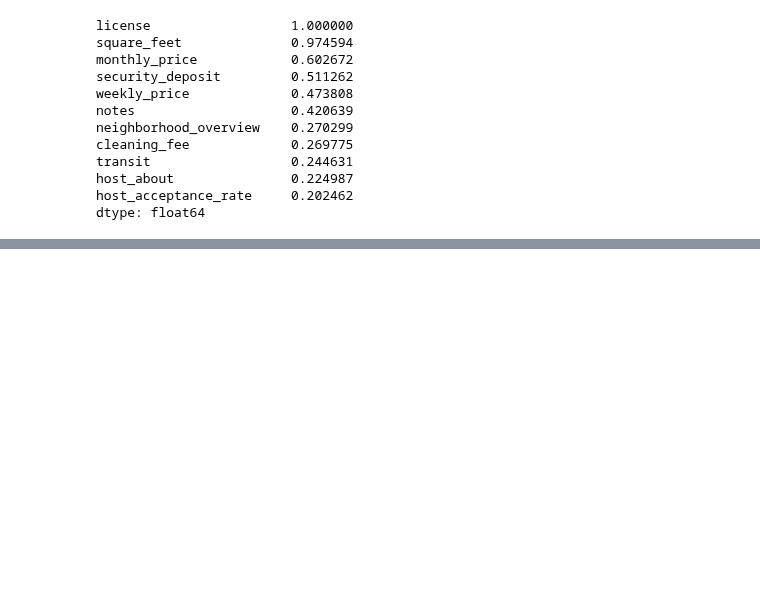
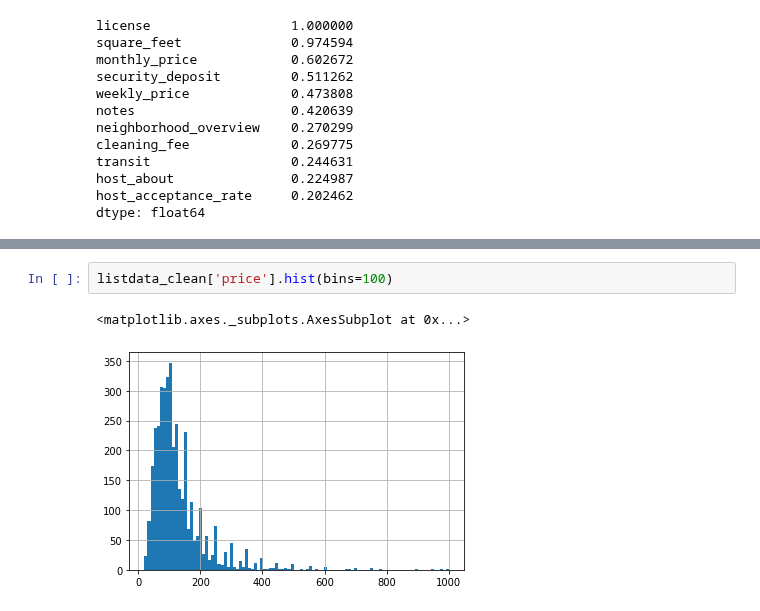
Before and after one commit to helloxms/Seattle_Airbnb_Open_Data_Analysis, a Jupyter notebook: seattle_airbnb_analysis.ipynb, the cells around one changed output, grey strips where cells are left out. Saved outputs shown, nothing was run; the diff lists cells and outputs as text; blank space fills up the shorter version.

```diff
--- a/seattle_airbnb_analysis.ipynb
+++ b/seattle_airbnb_analysis.ipynb
@@ -357,0 +598,5 @@ listings[['price','weekly_price', 'transit', 'square_feet', 'security_deposit',
+# %%
+listdata_clean['price'].hist(bins=100)
+# %% [output]
+<matplotlib.axes._subplots.AxesSubplot at 0x...>
+[figure, added]
```
Also changed, not shown: parts of 66 cells of this notebook.
